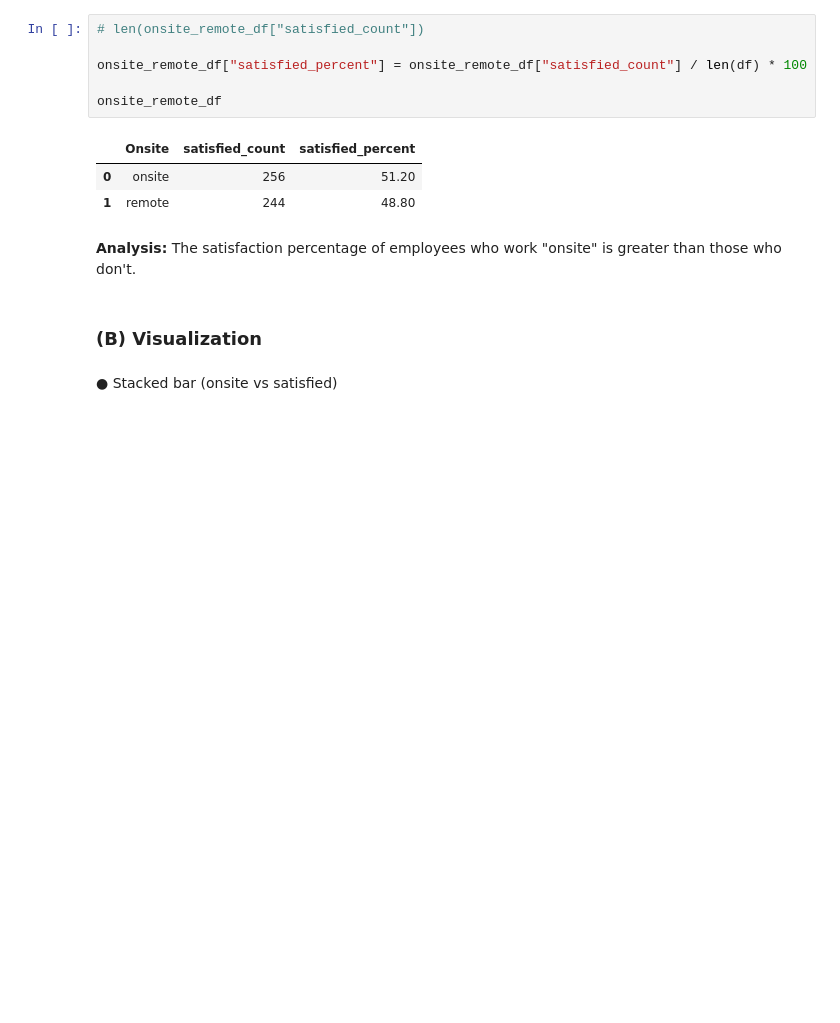
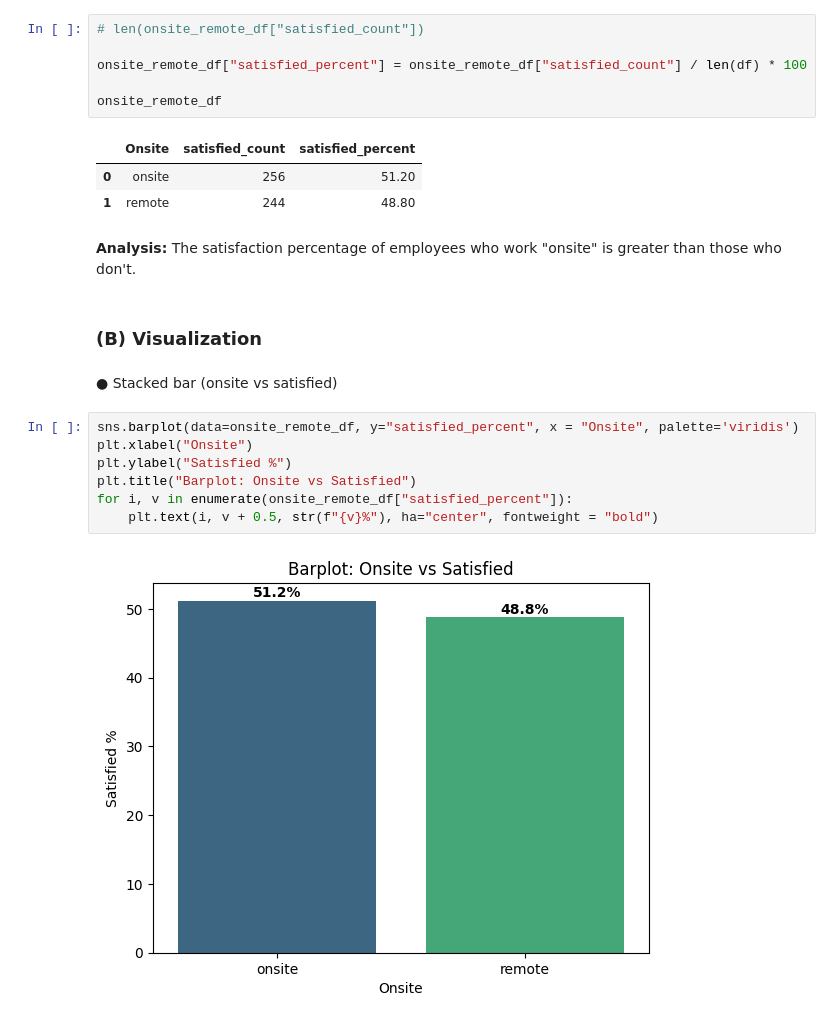
Before and after one commit to JustLazy-Forever/Predicting-Job-Satisfaction, a Jupyter notebook: Job Satisfaction_Data_Wrangling.ipynb, the cells around one changed output. Drawn from its saved outputs; the diff is of its cells as text; blank space fills up the shorter version.

```diff
--- a/Job Satisfaction_Data_Wrangling.ipynb
+++ b/Job Satisfaction_Data_Wrangling.ipynb
@@ -871,3 +871,12 @@ onsite_remote_df
 ### **(B) Visualization**
 # %% [markdown]
 ● Stacked bar (onsite vs satisfied)
+# %%
+sns.barplot(data=onsite_remote_df, y="satisfied_percent", x = "Onsite", palette='viridis')
+plt.xlabel("Onsite")
+plt.ylabel("Satisfied %")
+plt.title("Barplot: Onsite vs Satisfied")
+for i, v in enumerate(onsite_remote_df["satisfied_percent"]):
+    plt.text(i, v + 0.5, str(f"{v}%"), ha="center", fontweight = "bold")
+# %% [output]
+[figure, added]
```
Also changed, not shown: parts of 5 cells of this notebook.
